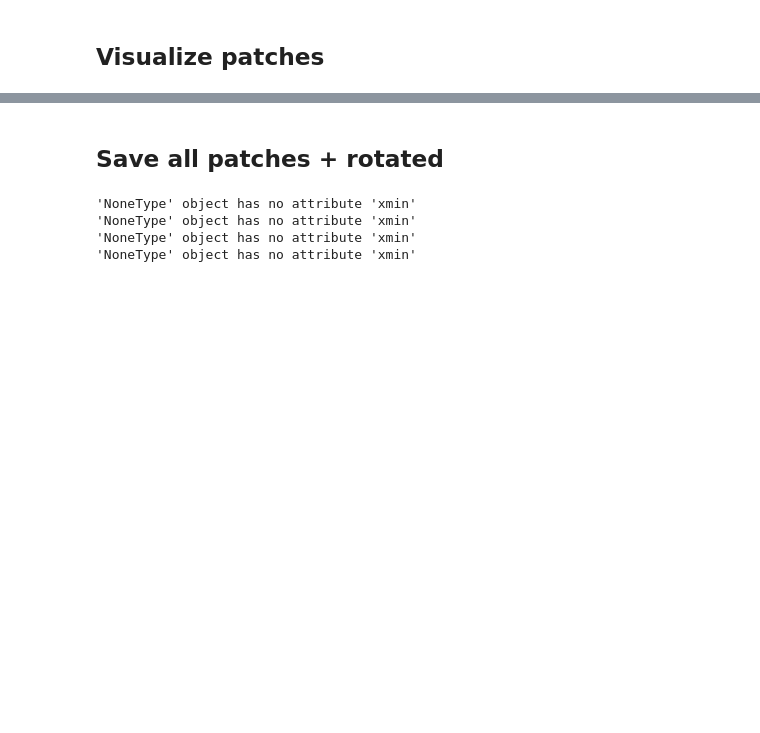
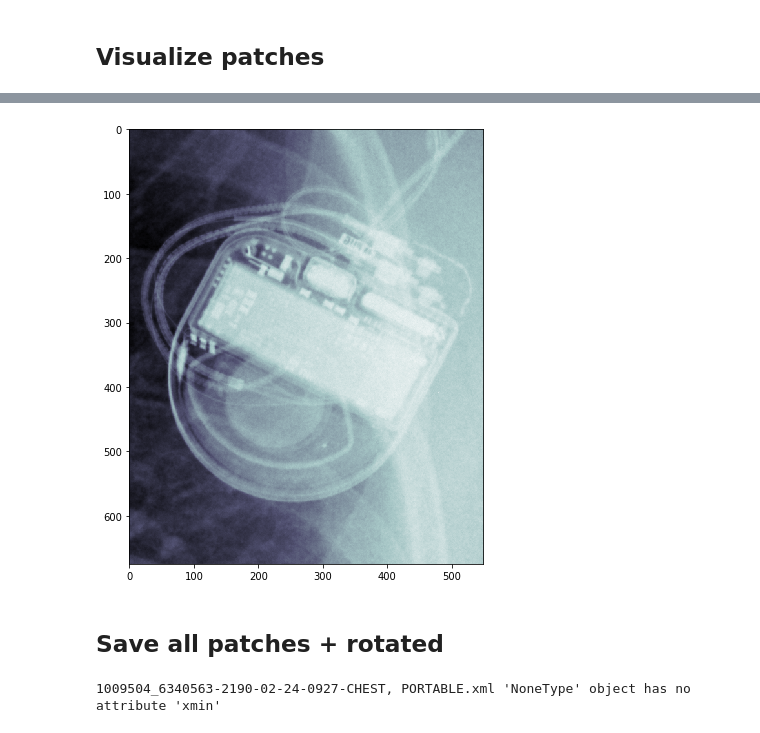
Before and after one commit to liandrea4/pacemaker, a Jupyter notebook: patch_nn.ipynb, the cells around one changed output, grey strips where cells are left out. Cells and saved outputs as stored; diff of their text form; code cells hidden in the pictures; blank space fills up the shorter version.

```diff
--- a/patch_nn.ipynb
+++ b/patch_nn.ipynb
@@ -36,10 +41,16 @@ def get_x_size(box):
 def get_y_size(box):
     return box[3] - box[2]
 
+def get_center(box):
+    x_center = np.mean([box[0], box[1]])
+    y_center = np.mean([box[2], box[3]])
+    return (x_center, y_center)
+
 box = get_box('2620820_6565471-2169-11-22-1313-ANTERO-POSTERIOR.xml')
 x_size = get_x_size(box)
 y_size = get_y_size(box)
 
 print x_size, y_size
+print get_center(box)
 # %% [output]
 550 546
@@ -104,21 +129,57 @@ plt.show()
+# %%
+def get_bounds(center_dim, size, max_size):
+    dim_min = center_dim - size / 2
+    dim_max = center_dim + (size - size / 2)
+
+    if dim_min < 0:
+        dim_min = 0
+        dim_max = size
+    if dim_max >= max_size:
+        dim_max = max_size - 1
+        dim_min = max_size - 1 - size
+
+    return int(dim_min), int(dim_max)
+
+def get_max_box(filename):
+    box = get_box(filename)
+    img_dims = get_dicom_array(filename).shape
+
+    center = get_center(box)
+    x_min, x_max = get_bounds(center[0], SIZE_X, img_dims[1])
+    y_min, y_max = get_bounds(center[1], SIZE_Y, img_dims[0])
+
+    return (x_min, x_max, y_min, y_max)
+# %%
+# Normalize to a specific size (the maximum patch size)
+def get_max_pacemaker_array(filename):
+    max_box = get_max_box(filename)
+
+    dc_array = get_dicom_array(filename)
+    max_pacemaker_array = dc_array[max_box[2]:max_box[3],max_box[0]:max_box[1]]
+
+    return max_pacemaker_array
+
+# pacemaker = get_max_pacemaker_array('2620820_6565471-2169-11-22-1313-ANTERO-POSTERIOR.xml')
+pacemaker = get_max_pacemaker_array('2367704_6062255-2193-05-22-1716-POSTERO-ANTERIOR.xml')
+plt.figure(figsize=[8,8])
+plt.imshow(pacemaker, cmap=pylab.cm.bone)
+plt.show()
+# %% [output]
+[figure, added]
 # %% [markdown]
 ## Save all patches + rotated
 # %%
-for ann_file in os.listdir(ann_filepath):
-    if not ann_file.endswith('.xml'):
-        continue
+# for ann_file in os.listdir(ann_filepath):
+#     if not ann_file.endswith('.xml'):
+#         continue
 
-    for i in range(4):
-        try:
-            pacemaker = get_pacemaker_array(ann_file, rotate=i)
+#     try:
+#         pacemaker = get_max_pacemaker_array(ann_file)
 
-            save_filename = png_filepath + "pacemaker_patches/" + ann_file.split('.')[0] + "_" + str(i) + ".png"
-            save_image(pacemaker, save_filename)
+#         save_filename = png_filepath + "pacemaker/max_size/" + ann_file.split('.')[0] + ".png"
+#         save_image(pacemaker, save_filename)
 
-        except Exception as e:
-            print ann_file, e
+#     except Exception as e:
+#         print ann_file, e
 # %% [output]
-'NoneType' object has no attribute 'xmin'
-'NoneType' object has no attribute 'xmin'
-'NoneType' object has no attribute 'xmin'
-'NoneType' object has no attribute 'xmin'
+1009504_6340563-2190-02-24-0927-CHEST, PORTABLE.xml 'NoneType' object has no attribute 'xmin'
```
Also changed, not shown: parts of 17 cells of this notebook.
